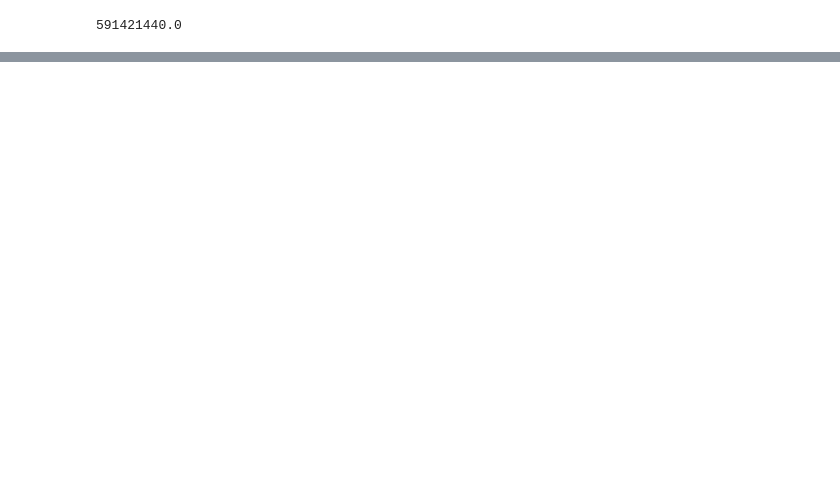
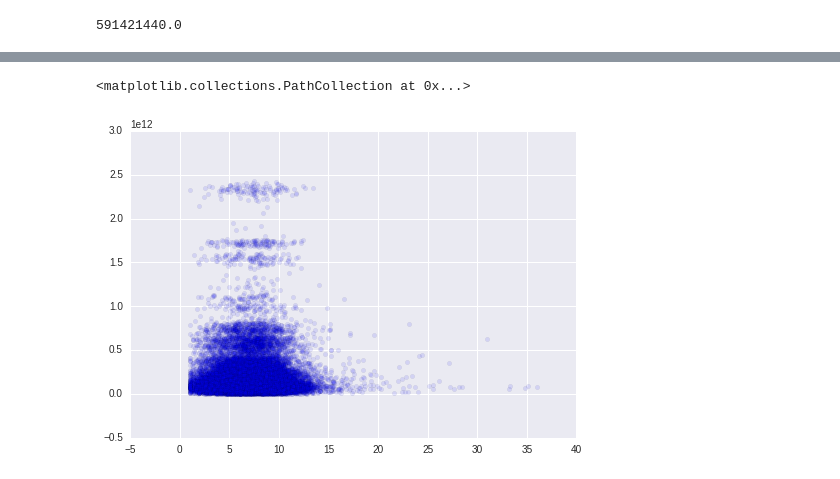
Before and after one commit to mclaughlin6464/pearce, a Jupyter notebook: notebooks/Test Cat.ipynb, the cells around one changed output, grey strips where cells are left out. Saved outputs shown, nothing was run; the diff lists cells and outputs as text; code cells hidden in the pictures; blank space fills up the shorter version.

```diff
--- a/notebooks/Test Cat.ipynb
+++ b/notebooks/Test Cat.ipynb
@@ -88,0 +136,6 @@ plt.scatter(cat.halocat.halo_table['halo_nfw_conc'][mass_cut],\
+# %%
+plt.scatter(cat.halocat.halo_table['halo_nfw_conc'][mass_cut],\
+         other_density[mass_cut], alpha=0.1)
+# %% [output]
+<matplotlib.collections.PathCollection at 0x...>
+[figure, added]
```
Also changed, not shown: parts of 34 cells of this notebook, 3 other files.
